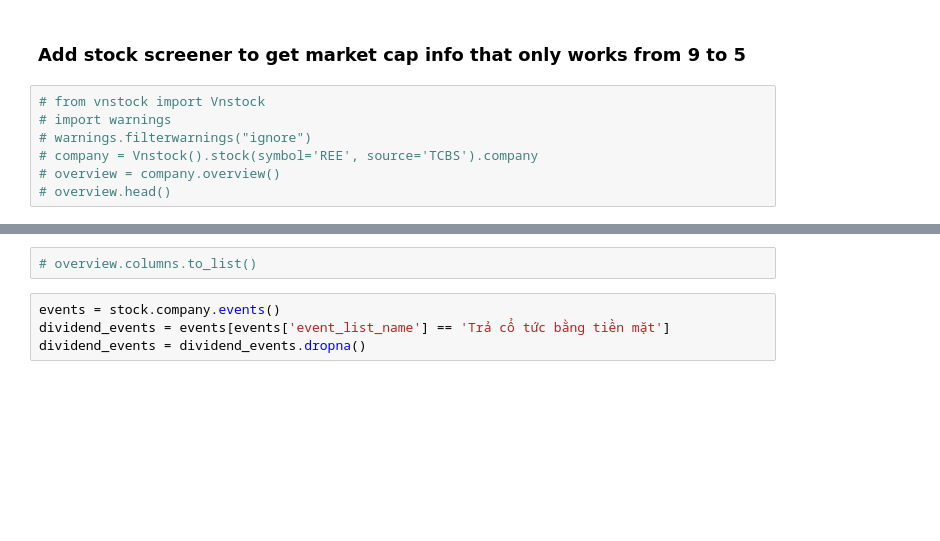
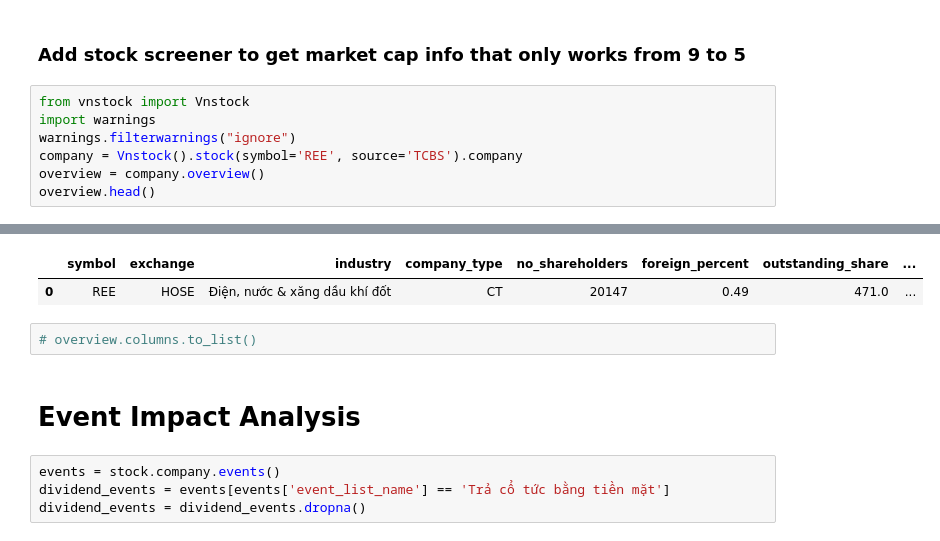
Before and after one commit to gahoccode/Jupyter, a Jupyter notebook: studies.ipynb, the cells around one changed output, grey strips where cells are left out. Saved outputs shown, nothing was run; the diff lists cells and outputs as text; blank space fills up the shorter version.

```diff
--- a/studies.ipynb
+++ b/studies.ipynb
@@ -1774,9 +1769,10 @@ def five_factor(url=None):
 # %% [markdown]
 ### Add stock screener to get market cap info that only works from 9 to 5
 # %%
-# from vnstock import Vnstock
-# import warnings
-# warnings.filterwarnings("ignore")
-# company = Vnstock().stock(symbol='REE', source='TCBS').company
-# overview = company.overview()
-# overview.head()
+from vnstock import Vnstock
+import warnings
+warnings.filterwarnings("ignore")
+company = Vnstock().stock(symbol='REE', source='TCBS').company
+overview = company.overview()
+overview.head()
+# %% [output]
@@ -1783,5 +1780,9 @@ def five_factor(url=None):
+|  | symbol | exchange | industry | company_type | no_shareholders | foreign_percent | outstanding_share | ... |
+| 0 | REE | HOSE | Điện, nước & xăng dầu khí đốt | CT | 20147 | 0.49 | 471.0 | ... |
 # %%
 # overview.columns.to_list()
+# %% [markdown]
+# Event Impact Analysis
 # %%
 events = stock.company.events()
 dividend_events = events[events['event_list_name'] == 'Trả cổ tức bằng tiền mặt']
```
Also changed, not shown: parts of 15 cells of this notebook.
